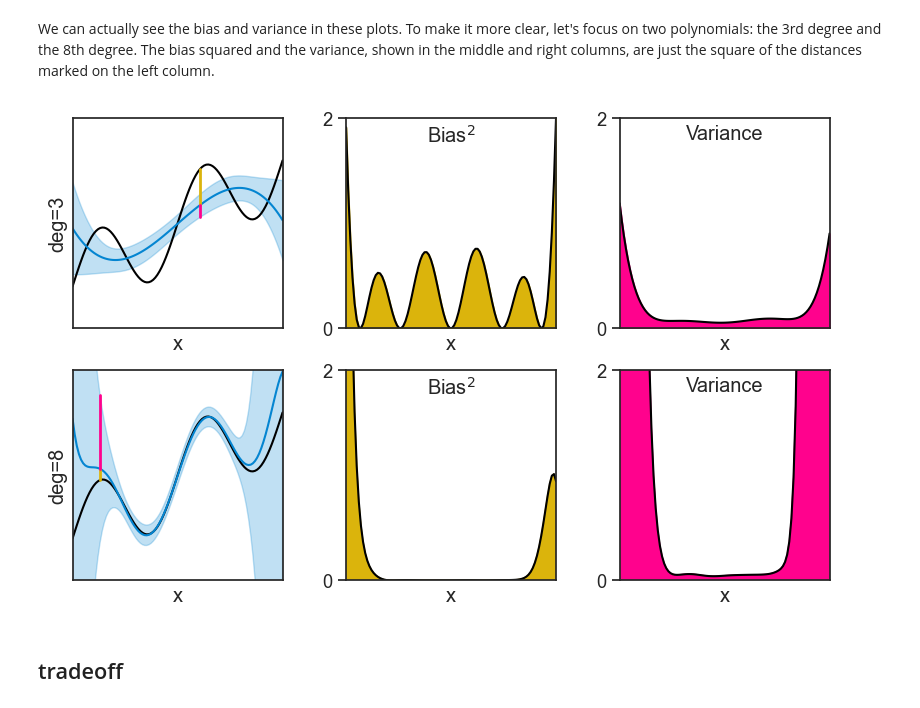
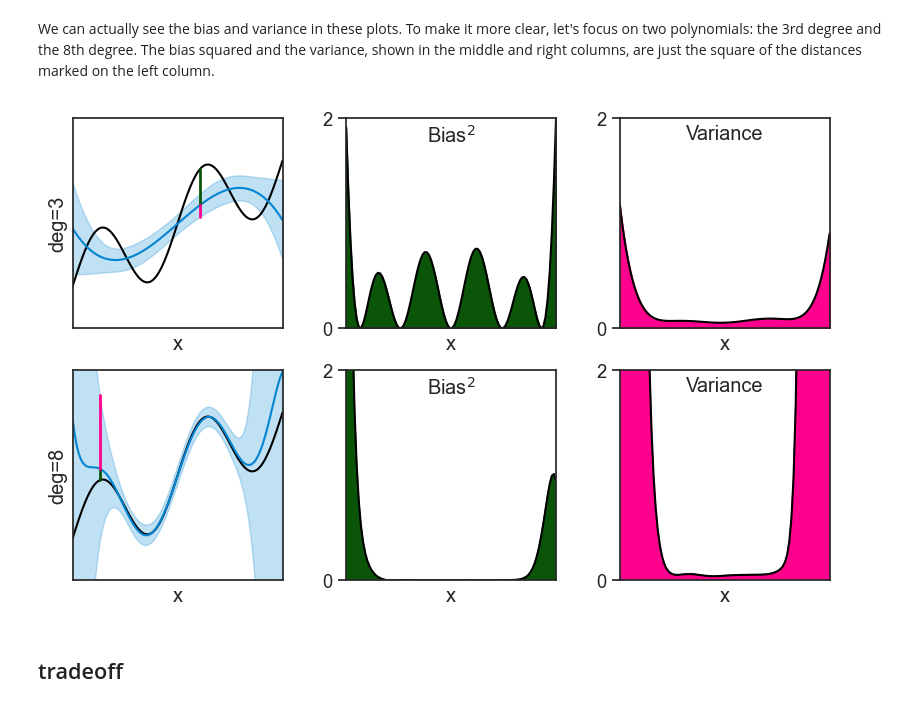
Before and after one commit to yairmau/statistics, a Jupyter notebook: generalization/bias-variance-tradeoff.ipynb, the cells around one changed output. Drawn from its saved outputs; the diff is of its cells as text; code cells hidden in the pictures.

```diff
--- a/generalization/bias-variance-tradeoff.ipynb
+++ b/generalization/bias-variance-tradeoff.ipynb
@@ -36,6 +36,7 @@ x_grid = np.linspace(0, 1, N)
 blue = "xkcd:cerulean"
 gold = "xkcd:gold"
 pink = "xkcd:hot pink"
+green = "xkcd:forest"
 
 fig, ax = plt.subplots(figsize=(8, 5))
 noise = np.random.normal(0, 0.3, size=N)
@@ -406,11 +407,11 @@ ax[0,0].set(xlim=(x_grid[0], x_grid[-1]),
         xlabel="x",
         ylabel="deg=3")
 idx = int(0.6 * len(x_grid))
-ax[0,0].plot([x_grid[idx]]*2, [f(x_grid[idx]), mean_pred[idx, deg_A-1]], color=gold, lw=2)
+ax[0,0].plot([x_grid[idx]]*2, [f(x_grid[idx]), mean_pred[idx, deg_A-1]], color=green, lw=2)
 ax[0,0].plot([x_grid[idx]]*2, [mean_pred[idx, deg_A-1], mean_pred[idx, deg_A-1]-std_pred[idx, deg_A-1]], color=pink, lw=2)
 
 ax[0,1].plot(x_grid, (f(x_grid)-mean_pred[:, deg_A-1])**2, color="black", label="true function")
-ax[0,1].fill_between(x_grid, 0, (f(x_grid)-mean_pred[:, deg_A-1])**2, color=gold, label="bias^2")
+ax[0,1].fill_between(x_grid, 0, (f(x_grid)-mean_pred[:, deg_A-1])**2, color=green, label="bias^2")
 ax[0,2].plot(x_grid, (std_pred[:, deg_A-1])**2, color="black", label="true function")
 ax[0,2].fill_between(x_grid, 0, (std_pred[:, deg_A-1])**2, color=pink, label="variance")
 ax[0,1].set_box_aspect(1)
@@ -443,36 +444,36 @@ ax[1,0].set_box_aspect(1)
 ax[1,0].set(xlim=(x_grid[0], x_grid[-1]),
         ylim=(-1, 4),
         xticks=[],
         yticks=[],
         xlabel="x",
         ylabel="deg=8")
 idx = int(0.13 * len(x_grid))
-ax[1,0].plot([x_grid[idx]]*2, [f(x_grid[idx]), mean_pred[idx, deg_B-1]], color=gold, lw=2)
+ax[1,0].plot([x_grid[idx]]*2, [f(x_grid[idx]), mean_pred[idx, deg_B-1]], color=green, lw=2)
 ax[1,0].plot([x_grid[idx]]*2, [mean_pred[idx, deg_B-1], mean_pred[idx, deg_B-1]+std_pred[idx, deg_B-1]], color=pink, lw=2)
 
 ax[1,1].plot(x_grid, (f(x_grid)-mean_pred[:, deg_B-1])**2, color="black", label="true function")
-ax[1,1].fill_between(x_grid, 0, (f(x_grid)-mean_pred[:, deg_B-1])**2, color=gold, label="bias^2")
+ax[1,1].fill_between(x_grid, 0, (f(x_grid)-mean_pred[:, deg_B-1])**2, color=green, label="bias^2")
 ax[1,2].plot(x_grid, (std_pred[:, deg_B-1])**2, color="black", label="true function")
 ax[1,2].fill_between(x_grid, 0, (std_pred[:, deg_B-1])**2, color=pink, label="variance")
 ax[1,1].set_box_aspect(1)
 ax[1,2].set_box_aspect(1)
 ax[1,1].set(xlim=(x_grid[0], x_grid[-1]),
         ylim=(0, 2),
         xticks=[],
         xlabel="x",
         yticks=[0,2])
 ax[1,2].set(xlim=(x_grid[0], x_grid[-1]),
         ylim=(0, 2),
         xticks=[],
         xlabel="x",
         yticks=[0,2])
 
 ax[1,1].text(0.5, 0.97, r"Bias$^2$", transform=ax[1,1].transAxes,
          horizontalalignment='center', verticalalignment='top',)
 ax[1,2].text(0.5, 0.97, r"Variance", transform=ax[1,2].transAxes,
          horizontalalignment='center', verticalalignment='top',);
 # %% [output]
-[figure, old version]
+[figure, new version]
 # %% [markdown]
 ## tradeoff
 # %% [markdown]
```
Also changed, not shown: parts of 7 cells of this notebook, 13 other files.
